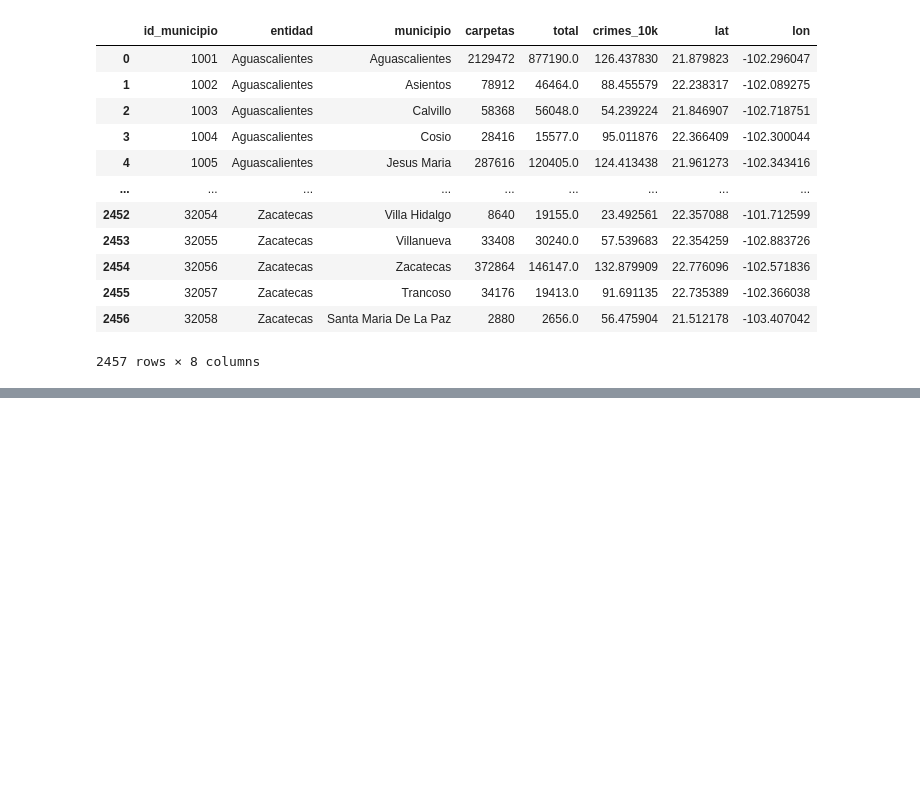
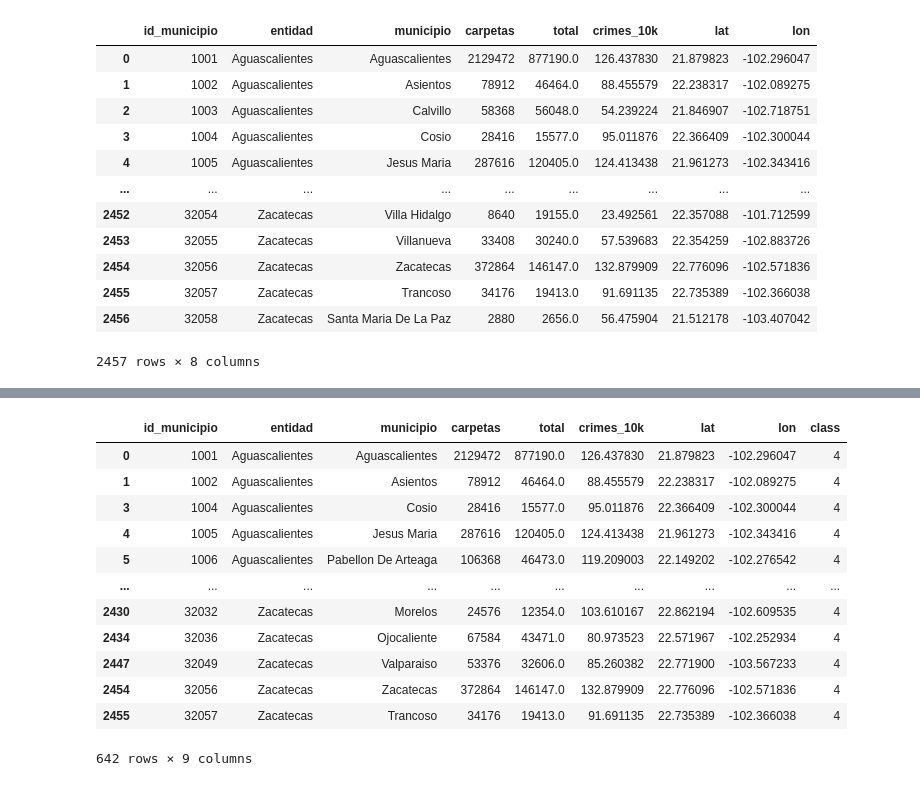
Before and after one commit to kevinmiguel97/Criminality-Analysis-Mexico, a Jupyter notebook: Crime_analysis.ipynb, the cells around one changed output, grey strips where cells are left out. Saved outputs shown, nothing was run; the diff lists cells and outputs as text; code cells hidden in the pictures; blank space fills up the shorter version.

```diff
--- a/Crime_analysis.ipynb
+++ b/Crime_analysis.ipynb
@@ -727,0 +728,17 @@ crimes_by_municipio
+# %%
+data = crimes_by_municipio
+data = data.dropna()
+
+limits = []
+for x in range(0, 101, 20):
+    limits.append(np.percentile(data['crimes_10k'], x))
+
+data['class'] = data['crimes_10k'].apply(lambda x:
+                                        0 if (x > limits[0] and x < limits[1])
+                                        else
+                                        (1 if (x > limits[1] and x < limits[2])
+                                        else
+                                        (2 if (x > limits[2] and x < limits[3])
+                                        else
+                                        (3 if (x > limits[3] and x < limits[4])
+                                        else 4))))
@@ -727,0 +762,23 @@ crimes_by_municipio
+# %%
+map = folium.Map(location = [20.693943, -100.985880], zoom_start=5.3)
+
+data1 = data
+
+for state in data1['entidad'].unique():
+    data = data1[data1['entidad'] == state]
+
+    colors = ['forestgreen', 'lime', 'yellow', 'lightcoral', 'firebrick']
+    for cluster in range(5):
+        color_cluster = colors[cluster]
+        for point in range(len(data[data['class']==cluster])):
+            folium.CircleMarker(location=[data.iloc[point]['lat'], data.iloc[point]['lon']],
+            radius=8,
+            color=color_cluster,
+            fill_color=color_cluster,
+            fill=True
+            ).add_to(map)
+
+data = data1
+
+map.save('map_colors.html')
+map
@@ -727,0 +787,16 @@ crimes_by_municipio
+# %%
+data[data['class'] == 4]
+# %% [output]
+|  | id_municipio | entidad | municipio | carpetas | total | crimes_10k | lat | lon | class |
+| 0 | 1001 | Aguascalientes | Aguascalientes | 2129472 | 877190.0 | 126.437830 | 21.879823 | -102.296047 | 4 |
+| 1 | 1002 | Aguascalientes | Asientos | 78912 | 46464.0 | 88.455579 | 22.238317 | -102.089275 | 4 |
+| 3 | 1004 | Aguascalientes | Cosio | 28416 | 15577.0 | 95.011876 | 22.366409 | -102.300044 | 4 |
+| 4 | 1005 | Aguascalientes | Jesus Maria | 287616 | 120405.0 | 124.413438 | 21.961273 | -102.343416 | 4 |
+| 5 | 1006 | Aguascalientes | Pabellon De Arteaga | 106368 | 46473.0 | 119.209003 | 22.149202 | -102.276542 | 4 |
+| ... | ... | ... | ... | ... | ... | ... | ... | ... | ... |
+| 2430 | 32032 | Zacatecas | Morelos | 24576 | 12354.0 | 103.610167 | 22.862194 | -102.609535 | 4 |
+| 2434 | 32036 | Zacatecas | Ojocaliente | 67584 | 43471.0 | 80.973523 | 22.571967 | -102.252934 | 4 |
+| 2447 | 32049 | Zacatecas | Valparaiso | 53376 | 32606.0 | 85.260382 | 22.771900 | -103.567233 | 4 |
+| 2454 | 32056 | Zacatecas | Zacatecas | 372864 | 146147.0 | 132.879909 | 22.776096 | -102.571836 | 4 |
+| 2455 | 32057 | Zacatecas | Trancoso | 34176 | 19413.0 | 91.691135 | 22.735389 | -102.366038 | 4 |
+642 rows × 9 columns
```
Also changed, not shown: parts of 8 cells of this notebook, 1 other file.
